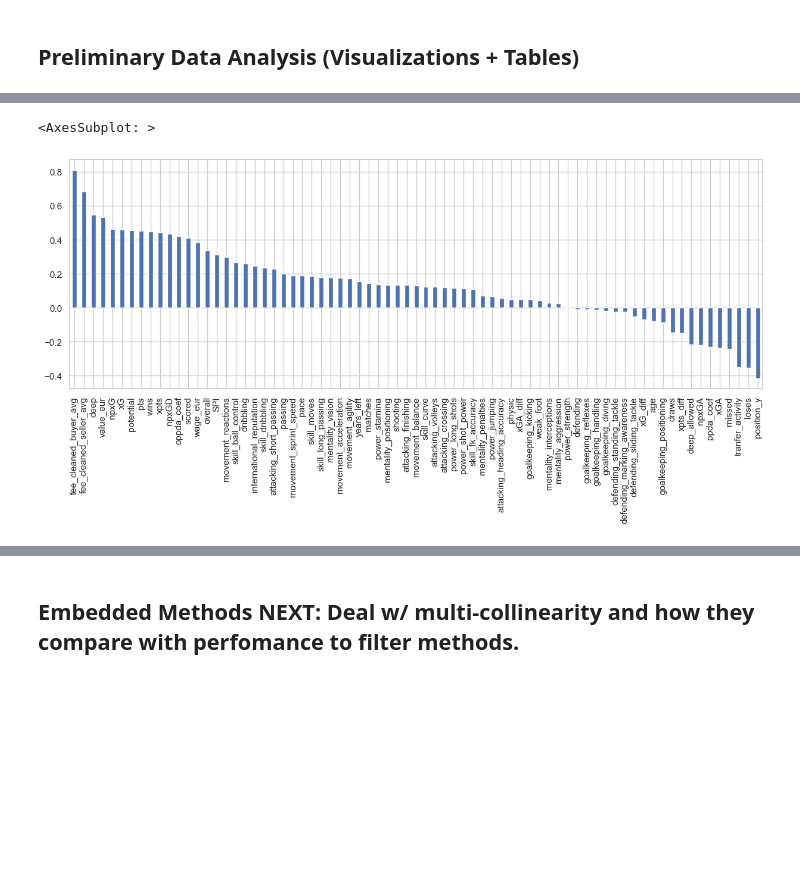
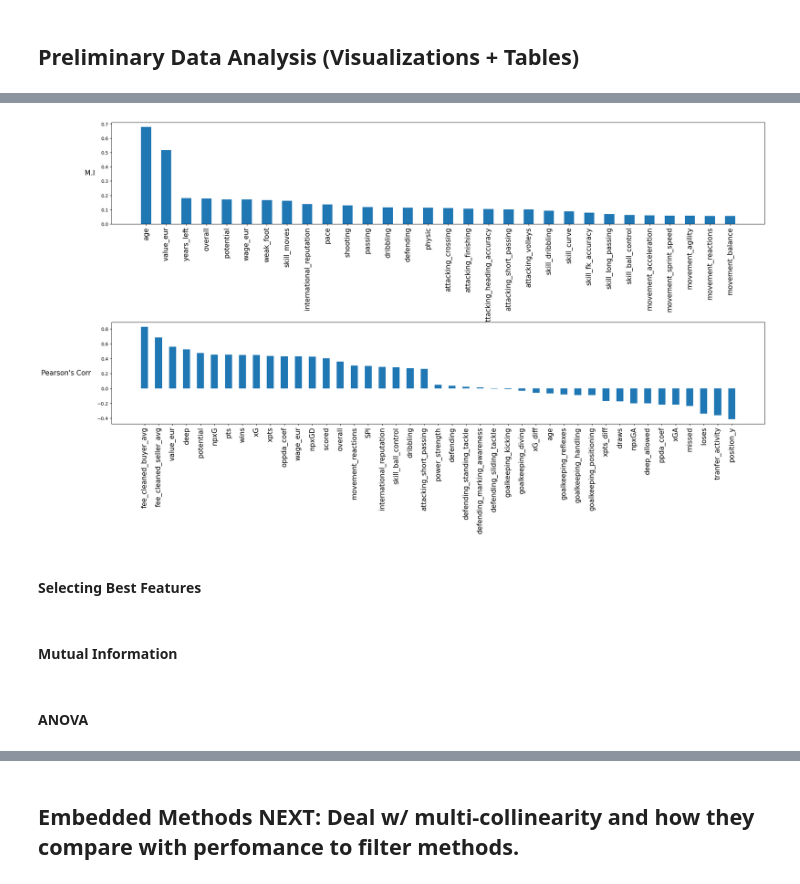
Before and after one commit to aymankhan2003/Market-Value-Predictor, a Jupyter notebook: Project.ipynb, the cells around one changed output, grey strips where cells are left out. Drawn from its saved outputs; the diff is of its cells as text; code cells hidden in the pictures; blank space fills up the shorter version.

```diff
--- a/Project.ipynb
+++ b/Project.ipynb
@@ -647,5 +637,0 @@ Length: 73, dtype: float64
-# %%
-pearson_corr.sort_values(ascending=False).plot.bar(figsize=(15,5))
-# %% [output]
-<AxesSubplot: >
-[figure, removed]
@@ -663,0 +638,48 @@ pearson_corr.sort_values(ascending=False).plot.bar(figsize=(15,5))
+# %%
+#create figure with 2 rows and 1 column. [row,column]
+fig, axarr = plt.subplots(2, 1, figsize=(20,10), sharex = False, sharey = False)
+
+#adjust rows
+rows = ["M.I", "Pearson's Corr"]
+for ax, row in zip(axarr[:], rows):
+    ax.annotate(row, xy=(0, 0.5), xytext=(-ax.yaxis.labelpad-5, 0),
+                xycoords=ax.yaxis.label, textcoords='offset points',
+                size=15, ha='right', va='center')
+
+#adjust display
+fig.tight_layout(w_pad = 0, h_pad = 20)
+fig.subplots_adjust(left=0, top=0.95)
+
+
+#Mutual Information
+from sklearn.feature_selection import mutual_info_regression
+
+mutual_info = mutual_info_regression(X_train_fee, y_train_fee)
+mutual_info = pd.Series(mutual_info)
+
+axarr[0].bar(X_train_fee.columns[0:30], mutual_info.sort_values(ascending = False)[0:30], width = 0.5)
+axarr[0].tick_params('x', labelrotation=90, labelsize = 15)
+
+
+
+#Pearson's Correlation
+from sklearn.feature_selection import r_regression
+
+pearson_corr = r_regression(X_train_fee, y_train_fee)
+pearson_corr = pd.Series(pearson_corr)
+pearson_corr.index = X_train_fee.columns #assign correspondning column name to correlation scores
+pearson_corr = pearson_corr.sort_values(ascending = False)
+
+# #slice out middle values
+middle_index = len(pearson_corr) // 2
+corr_vals = np.concatenate((pearson_corr[:middle_index-15], pearson_corr[middle_index+15:]))
+col_names = (np.concatenate((pearson_corr.index[:middle_index-15], pearson_corr.index[middle_index+15:])))
+
+axarr[1].bar(col_names, corr_vals, width = 0.5)
+axarr[1].tick_params('x', labelrotation=90, labelsize = 15)
+# %% [output]
+[figure, added]
+# %% [markdown]
+#### Selecting Best Features
+# %% [markdown]
+#### Mutual Information
@@ -663,0 +697,2 @@ pearson_corr.sort_values(ascending=False).plot.bar(figsize=(15,5))
+# %% [markdown]
+#### ANOVA
```
Also changed, not shown: parts of 72 cells of this notebook.
